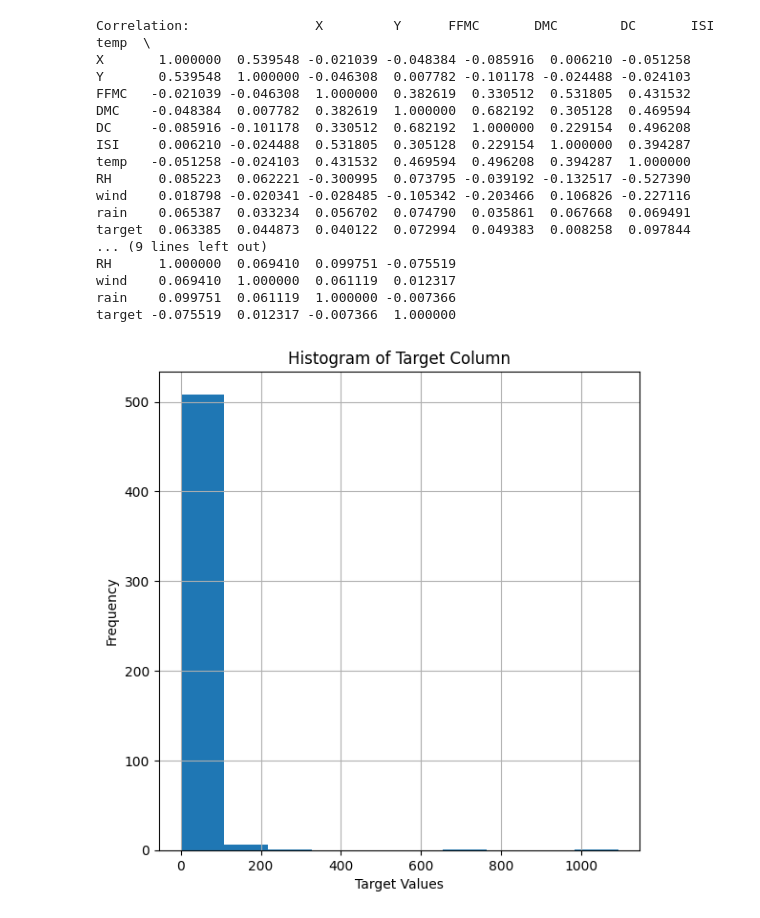
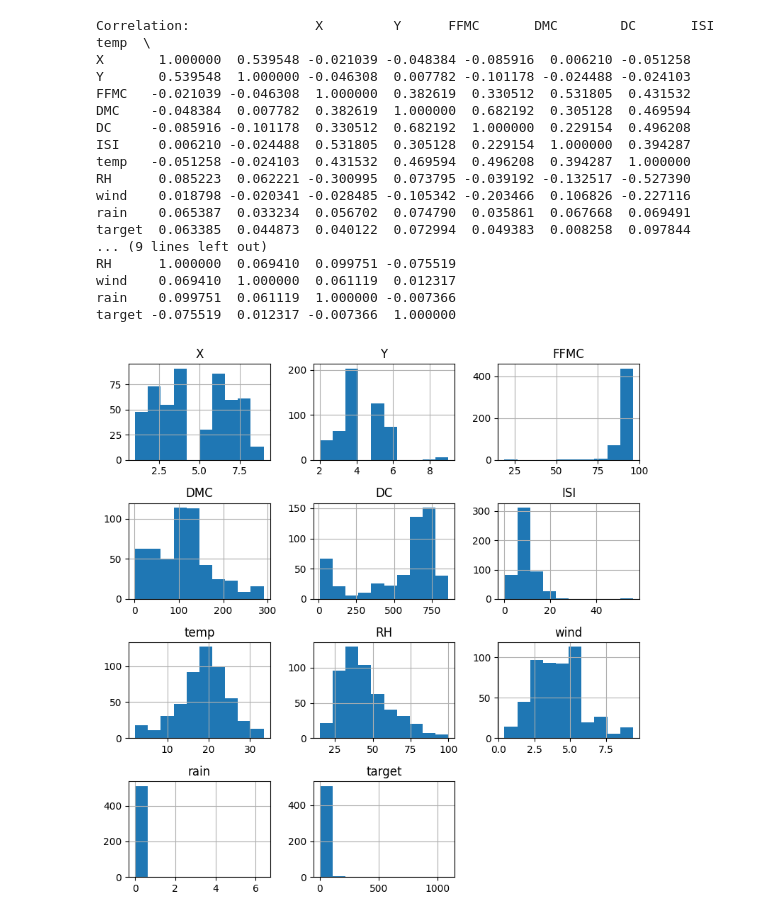
Before and after one commit to diegogerwig/TheBridge_DataScience, a Jupyter notebook: _Exercices/Exer_1_Core/Ex_07_01_Regression/regression_forest_fires.ipynb, the cells around one changed output. Drawn from its saved outputs; the diff is of its cells as text; code cells hidden in the pictures.

```diff
--- a/_Exercices/Exer_1_Core/Ex_07_01_Regression/regression_forest_fires.ipynb
+++ b/_Exercices/Exer_1_Core/Ex_07_01_Regression/regression_forest_fires.ipynb
@@ -218,16 +209,9 @@ RH      1.000000  0.069410  0.099751 -0.075519
 wind    0.069410  1.000000  0.061119  0.012317
 rain    0.099751  0.061119  1.000000 -0.007366
 target -0.075519  0.012317 -0.007366  1.000000
-# %%
-import matplotlib.pyplot as plt
-
-plt.figure(figsize=(6.5, 6.5))
-df['target'].hist()
-
-plt.title('Histogram of Target Column')
-plt.xlabel('Target Values')
-plt.ylabel('Frequency')
-
-plt.show()
-# %% [output]
-[figure, removed]
+# %%
+df.hist( figsize=(8, 8))
+plt.tight_layout()
+plt.show()
+# %% [output]
+[figure, added]
```
Also changed, not shown: parts of 14 cells of this notebook.
